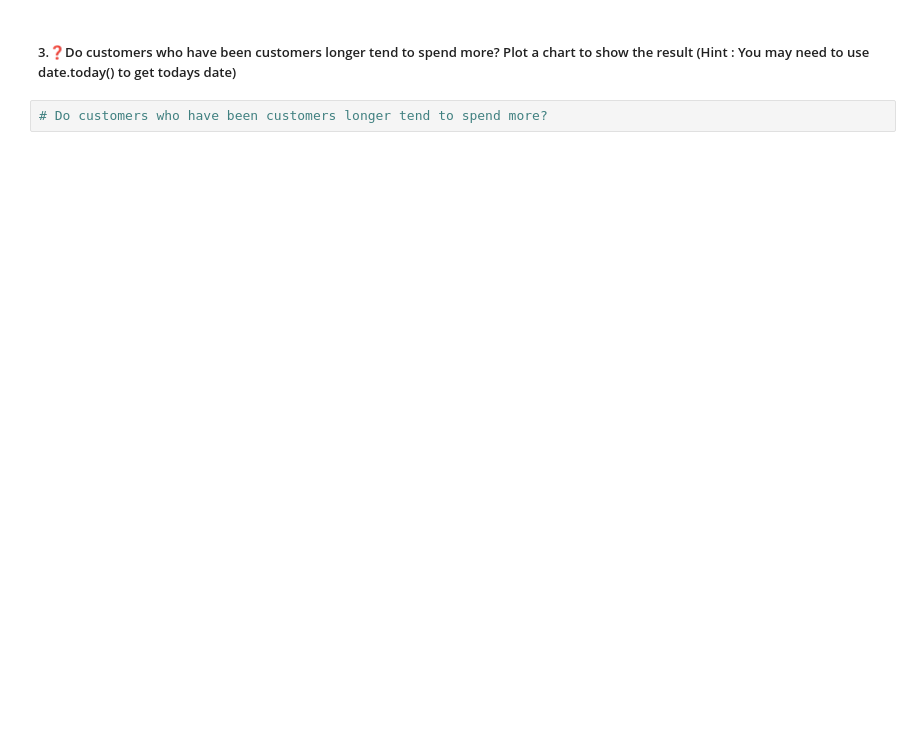
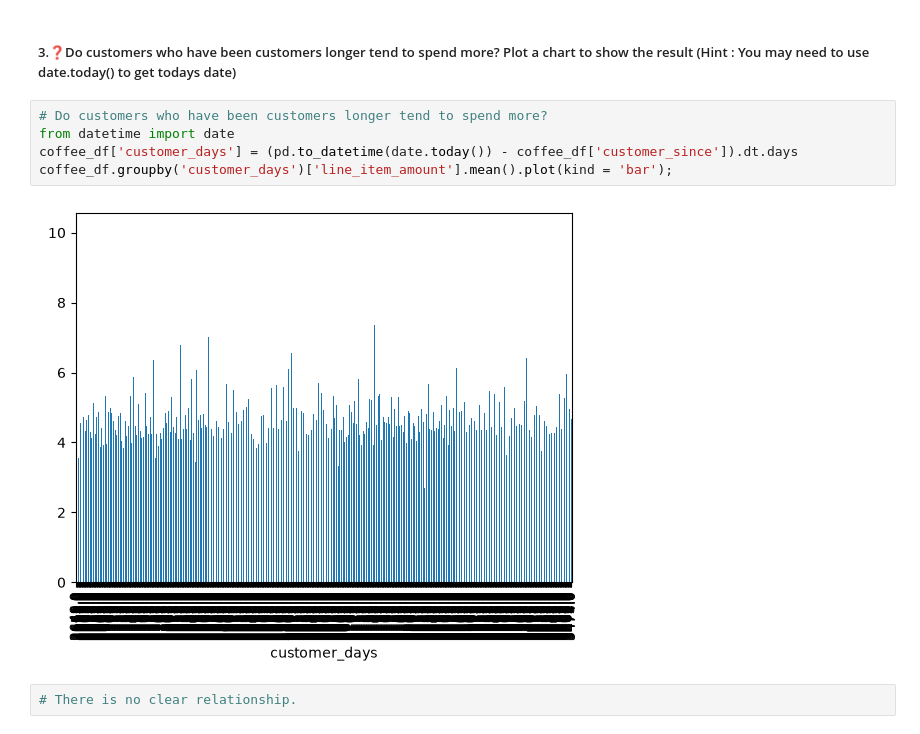
Before and after one commit to Meqdad-25/labs_projects, a Jupyter notebook: labs/3.13 Data Exploration Lab/Lab_Data_Exploration_Python-HMA-v.2.1.ipynb, the cells around one changed output. Cells and saved outputs as stored; diff of their text form; blank space fills up the shorter version.

```diff
--- a/labs/3.13 Data Exploration Lab/Lab_Data_Exploration_Python-HMA-v.2.1.ipynb
+++ b/labs/3.13 Data Exploration Lab/Lab_Data_Exploration_Python-HMA-v.2.1.ipynb
@@ -569,3 +580,10 @@ TypeError: <class 'datetime.time'> is not convertible to datetime
 ##### 3.❓Do customers who have been customers longer tend to spend more? Plot a chart to show the result (Hint : You may need to use date.today() to get todays date)
 # %%
 # Do customers who have been customers longer tend to spend more?
+from datetime import date
+coffee_df['customer_days'] = (pd.to_datetime(date.today()) - coffee_df['customer_since']).dt.days
+coffee_df.groupby('customer_days')['line_item_amount'].mean().plot(kind = 'bar');
+# %% [output]
+[figure, added]
+# %%
+# There is no clear relationship.
```
Also changed, not shown: parts of 8 cells of this notebook.
